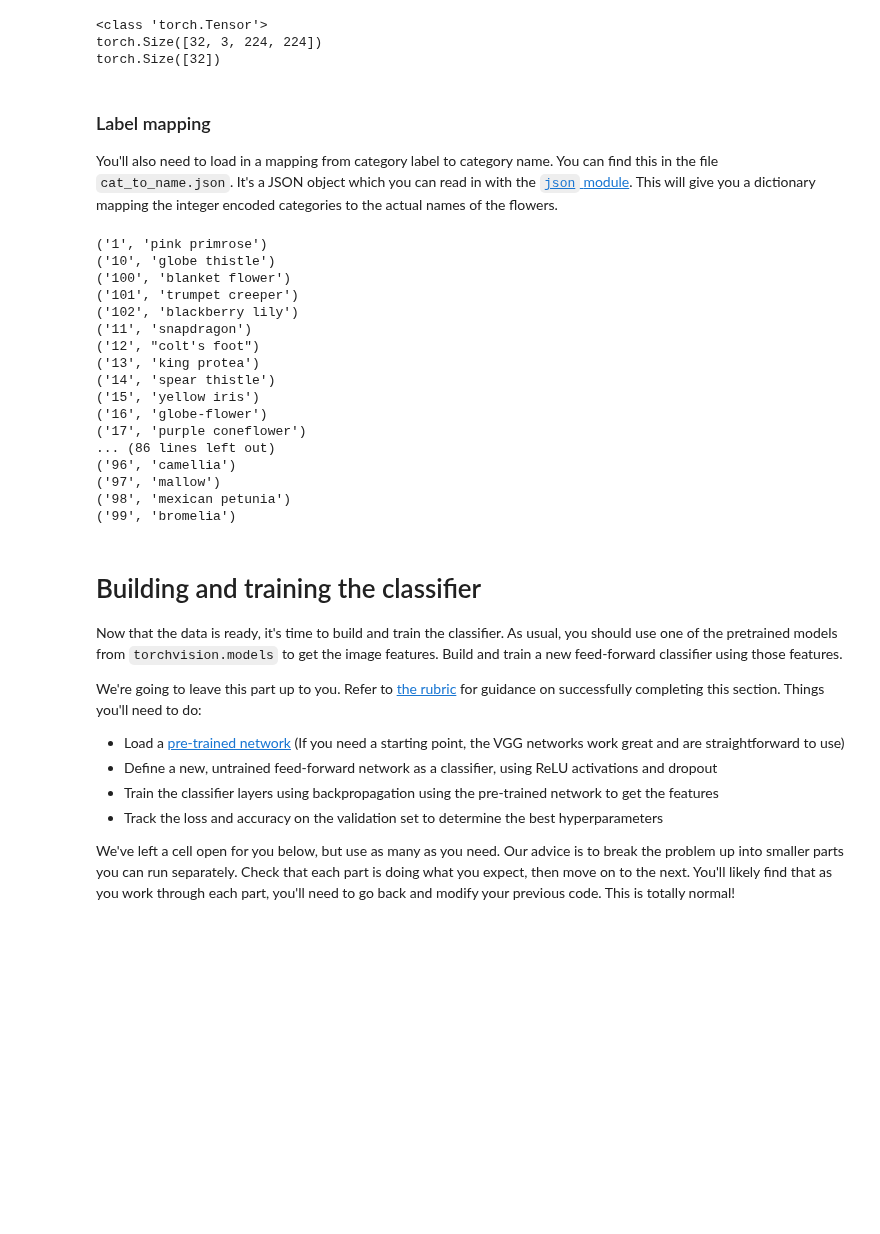
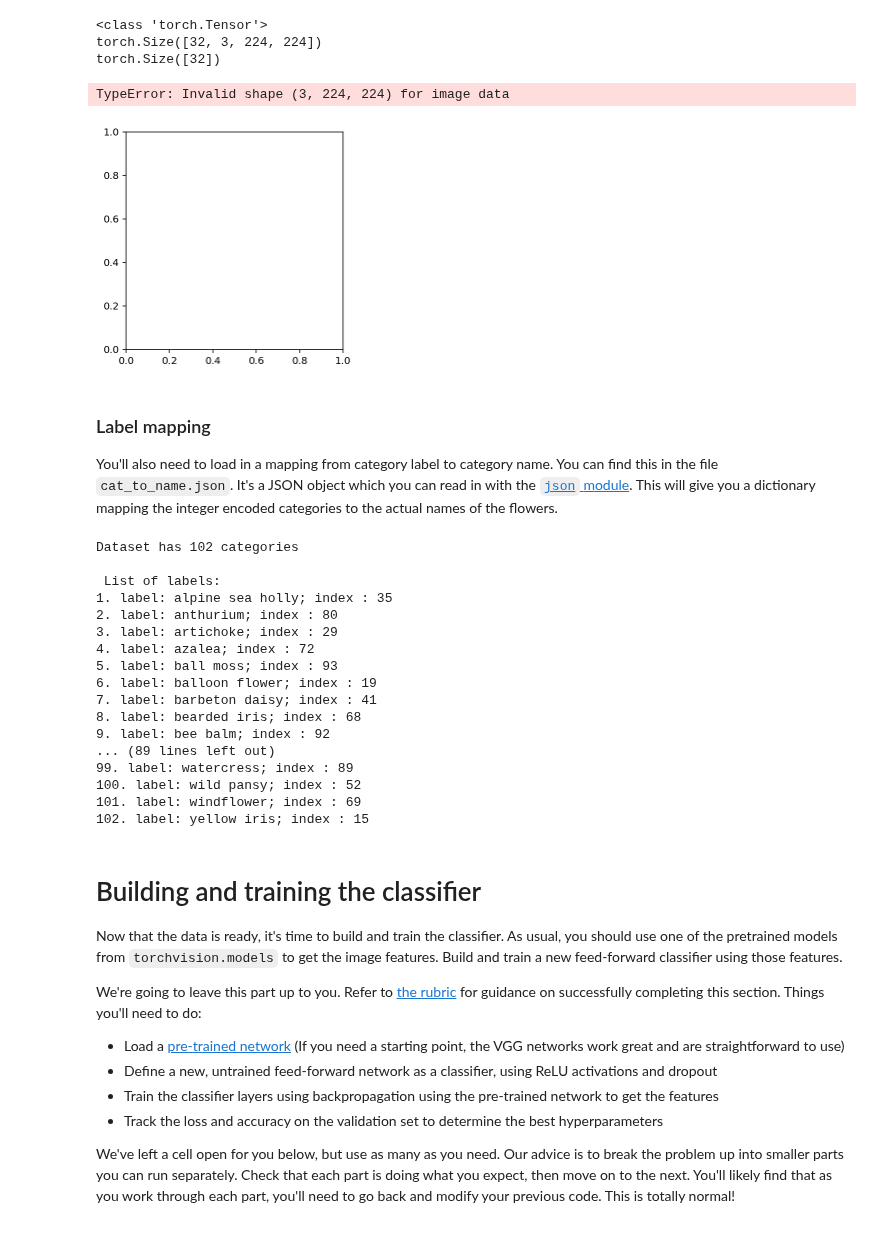
Before and after one commit to Diodak92/Image-Classifier, a Jupyter notebook: ImageClassifierProject.ipynb, the cells around one changed output. Cells and saved outputs as stored; diff of their text form; code cells hidden in the pictures; blank space fills up the shorter version.

```diff
--- a/ImageClassifierProject.ipynb
+++ b/ImageClassifierProject.ipynb
@@ -80,6 +80,16 @@ print(labels.shape)
 <class 'torch.Tensor'>
 torch.Size([32, 3, 224, 224])
 torch.Size([32])
+# %%
+figure = plt.figure()
+#train_dataloader
+imgage, label = next(iter(train_dataloader))
+plt.title('')
+plt.imshow(imgage[0].squeeze())
+plt.show()
+# %% [output]
+TypeError: Invalid shape (3, 224, 224) for image data
+[figure, added]
 # %% [markdown]
 ### Label mapping
 
@@ -89,29 +99,31 @@ import json
 
 with open('cat_to_name.json', 'r') as f:
     cat_to_name = json.load(f)
-    #print(type(cat_to_name))
-    #print(len(cat_to_name))
-    cat_to_name = dict(sorted(cat_to_name.items(), key = lambda x:x[0]))
+    print('Dataset has {} categories\n\n'.format(len(cat_to_name)),
+          'List of labels:')
+    cat_to_name = dict(sorted(cat_to_name.items(), key = lambda x:x[1]))
+    i = 1
     for item in cat_to_name.items():
-        print(item)
+        print('{}. label: {}; index : {}'.format(i, item[1], item[0]))
+        i += 1
 # %% [output]
-('1', 'pink primrose')
-('10', 'globe thistle')
-('100', 'blanket flower')
-('101', 'trumpet creeper')
-('102', 'blackberry lily')
-('11', 'snapdragon')
-('12', "colt's foot")
-('13', 'king protea')
-('14', 'spear thistle')
-('15', 'yellow iris')
-('16', 'globe-flower')
-('17', 'purple coneflower')
-... (86 lines left out)
-('96', 'camellia')
-('97', 'mallow')
-('98', 'mexican petunia')
-('99', 'bromelia')
+Dataset has 102 categories
+
+ List of labels:
+1. label: alpine sea holly; index : 35
+2. label: anthurium; index : 80
+3. label: artichoke; index : 29
+4. label: azalea; index : 72
+5. label: ball moss; index : 93
+6. label: balloon flower; index : 19
+7. label: barbeton daisy; index : 41
+8. label: bearded iris; index : 68
+9. label: bee balm; index : 92
+... (89 lines left out)
+99. label: watercress; index : 89
+100. label: wild pansy; index : 52
+101. label: windflower; index : 69
+102. label: yellow iris; index : 15
 # %% [markdown]
 # Building and training the classifier
 
```
Also changed, not shown: parts of 10 cells of this notebook.
